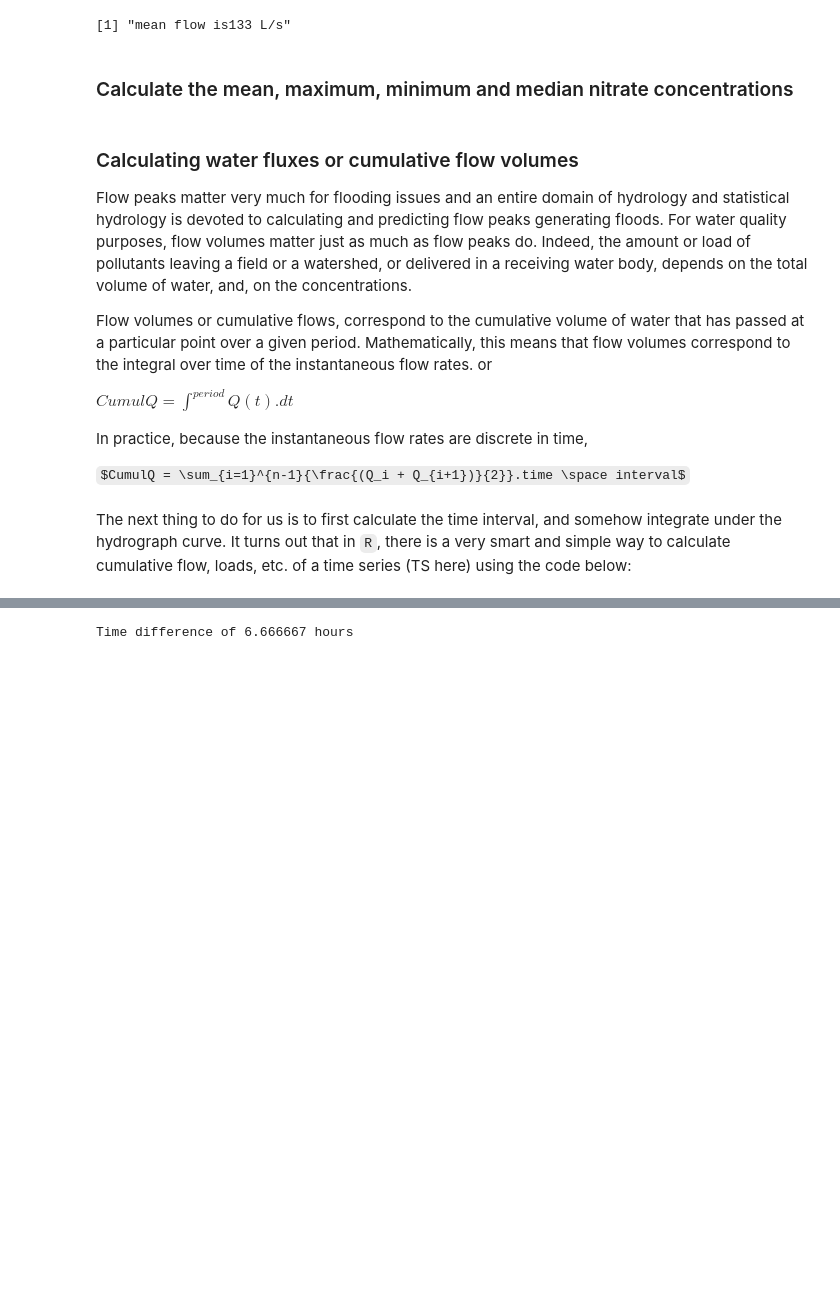
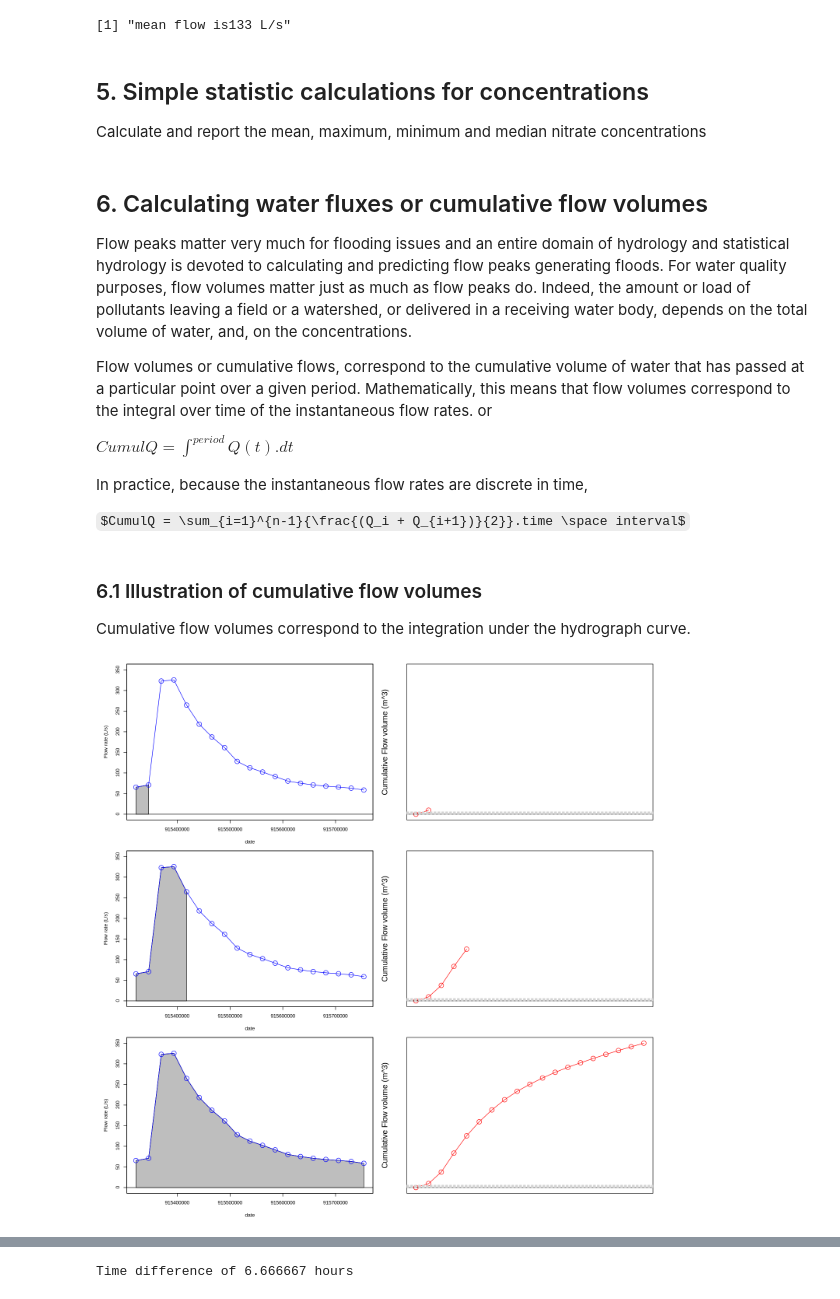
Before and after one commit to francoisbirgand/BAE204-Qlab, a Jupyter notebook: QClab_colab.ipynb, the cells around one changed output, grey strips where cells are left out. Cells and saved outputs as stored; diff of their text form; code cells hidden in the pictures; some formulas as TeX source; blank space fills up the shorter version.

```diff
--- a/QClab_colab.ipynb
+++ b/QClab_colab.ipynb
@@ -108,9 +201,11 @@ paste0("mean flow is", signif(meanQ,3)," L/s")
 # %% [output]
 [1] "mean flow is133 L/s"
 # %% [markdown]
-### Calculate the mean, maximum, minimum and median nitrate concentrations
+## 5. Simple statistic calculations for concentrations
+
+Calculate and report the mean, maximum, minimum and median nitrate concentrations
 # %% [markdown]
-### Calculating water fluxes or cumulative flow volumes
+## 6. Calculating water fluxes or cumulative flow volumes
 
   Flow peaks matter very much for flooding issues and an entire domain of hydrology and statistical hydrology is devoted to calculating and predicting flow peaks generating floods. For water quality purposes, flow volumes matter just as much as flow peaks do. Indeed, the amount or load of pollutants leaving a field or a watershed, or delivered in a receiving water body, depends on the total volume of water, and, on the concentrations.
 
@@ -127,5 +222,33 @@ paste0("mean flow is", signif(meanQ,3)," L/s")
 </br>
 
 $CumulQ = \sum_{i=1}^{n-1}{\frac{(Q_i + Q_{i+1})}{2}}.time \space interval$
-# %% [markdown]
-The next thing to do for us is to first calculate the time interval, and somehow integrate under the hydrograph curve. It turns out that in `R`, there is a very smart and simple way to calculate cumulative flow, loads, etc. of a time series (TS here) using the code below:
+# %% [markdown]
+### 6.1 Illustration of cumulative flow volumes
+
+Cumulative flow volumes correspond to the integration under the hydrograph curve.
+# %%
+options(repr.plot.width=12, repr.plot.height=12)
+par(mfrow = c(3,2));par(mar=c(4.5,5,0.5,0.5))
+  time_Interval <- date[2]-date[1]
+      n=c(2,5,19)
+  for (i in 1:3){
+    plot(0,0,xlab = "date",ylab = "Flow rate (L/s)",type = "o",col="blue",xlim=xlimHG,ylim=ylimHG)
+      abline(h=0)
+      polygon(c(date[1:n[i]],date[n[i]:1]),c(Q[1:n[i]],rep(0,n[i])),col="grey")
+      par(new=TRUE)
+      plot(date,Q,col="blue",type="o",cex=2,yaxt="n",
+           xaxt="n",xlab="",ylab="",xlim=xlimHG,ylim=ylimHG)
+
+
+  cumQ=c(0,(cumsum(Q[-1])+cumsum(head(Q,-1)))/2)*3600*time_Interval/1000 # calculates in m^3 the cumulative flow for each time stamp
+
+
+  plot(date[1:n[i]],cumQ[1:n[i]],col="red",type="o",cex=2,yaxt="n",
+           xaxt="n",xlab="",ylab="",xlim=xlimHG,ylim=c(0,cumQ[19]))
+      abline(h=0)
+      abline(h=seq(0,1000,by=50),lty=2,col="lightgrey")
+      par(new=TRUE)
+      mtext("Cumulative Flow volume (m^3)",side=2,line=3)
+  }
+# %% [output]
+[figure, added]
```
Also changed, not shown: parts of 73 cells of this notebook.
